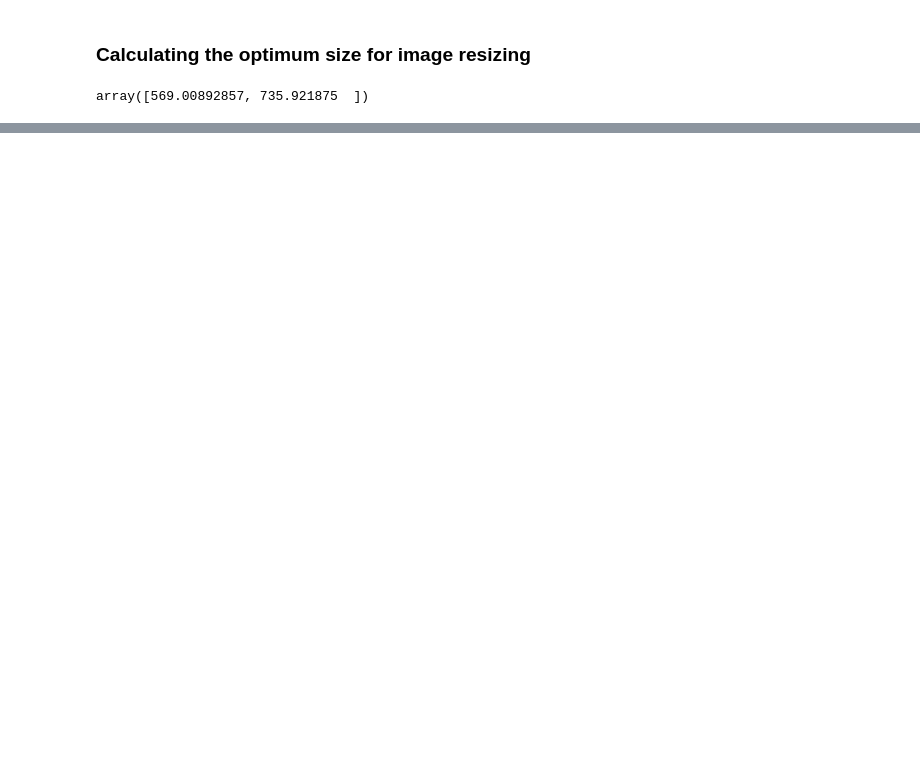
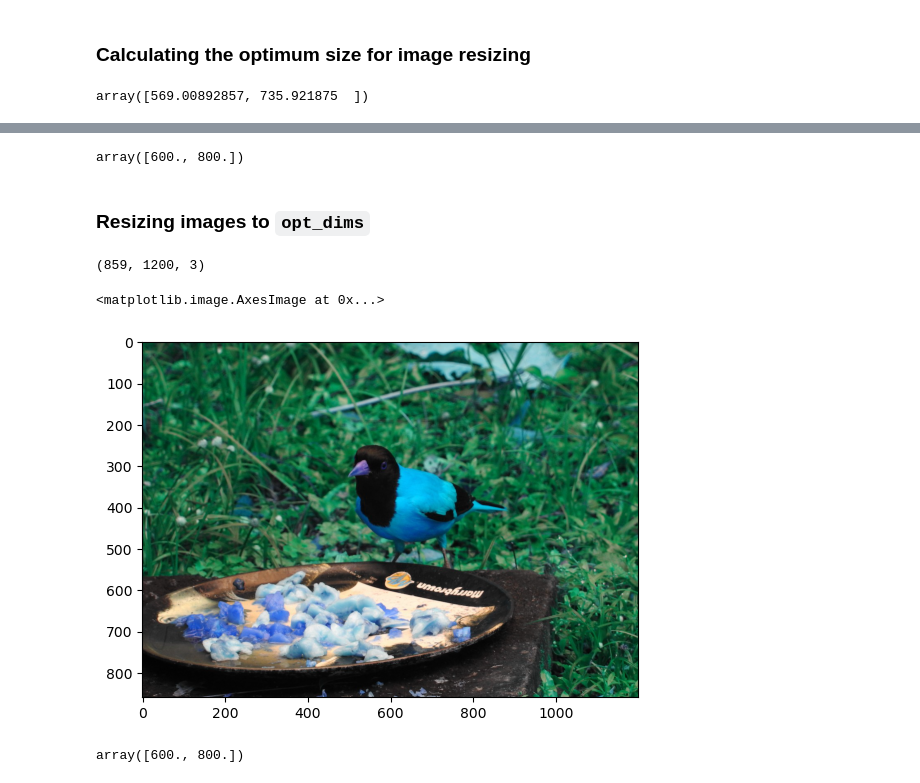
Before and after one commit to tsj1992/EBR, a Jupyter notebook: 01_Image Preprocessing.ipynb, the cells around one changed output, grey strips where cells are left out. Saved outputs shown, nothing was run; the diff lists cells and outputs as text; code cells hidden in the pictures; blank space fills up the shorter version.

Commit message:
resizing done

```diff
--- a/01_Image Preprocessing.ipynb
+++ b/01_Image Preprocessing.ipynb
@@ -33,12 +38,13 @@ print(str(len(CATEGORIES)),'CATEGORIES are ', CATEGORIES)
 # %%
 dataset = []
 
-for category in categories:
+for category in CATEGORIES:
     cat_path = os.path.join(ORIGINAL_IMAGES, category)
     cat_num = CATEGORIES.index(category)
     for img_filename in os.listdir(cat_path):
-        img = load_img(os.path.join(cat_path, img_filename))
-        dataset.append([img_to_array(img), cat_num])
+        img = cv2.imread(os.path.join(cat_path, img_filename))
+        dataset.append([img, cat_num])
+#     break - then will only take the images from the first category
 # %%
 len(dataset)
 # %% [output]
@@ -64,0 +83,20 @@ len([data for data in dataset if data[1] == ])
+# %%
+opt_dims = np.ceil(avg_dims/100.0)*100    # ceiling to the nearest hundred
+opt_dims
+# %% [output]
+array([600., 800.])
+# %% [markdown]
+### Resizing images to `opt_dims`
+# %%
+dataset[0][0].shape
+# %% [output]
+(859, 1200, 3)
+# %%
+plt.imshow(dataset[0][0][:,:])
+# %% [output]
+<matplotlib.image.AxesImage at 0x...>
+[figure, added]
+# %%
+opt_dims
+# %% [output]
+array([600., 800.])
```
Also changed, not shown: parts of 11 cells of this notebook.
